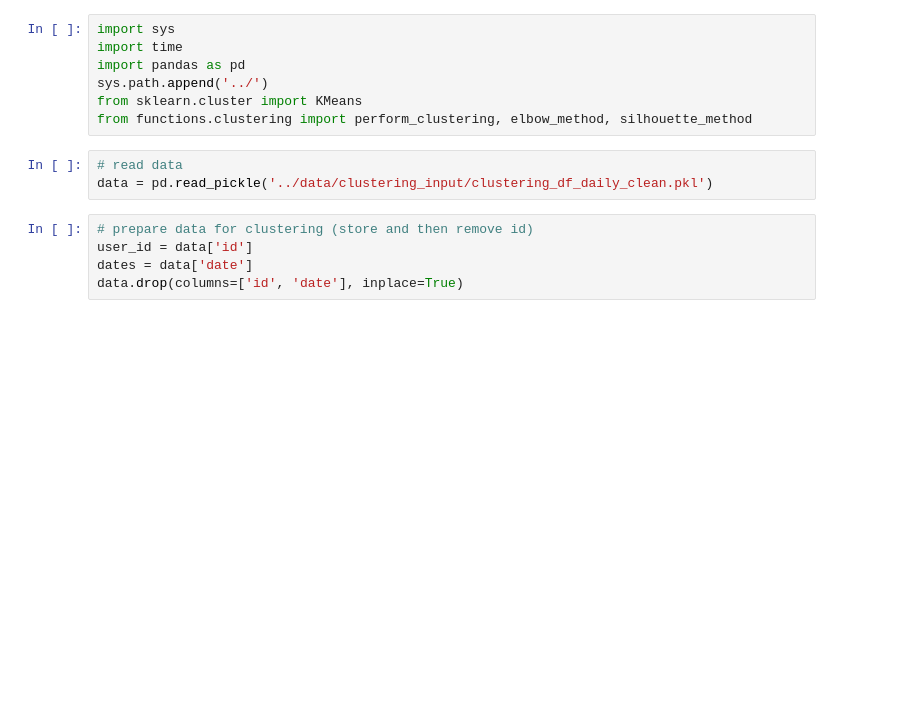
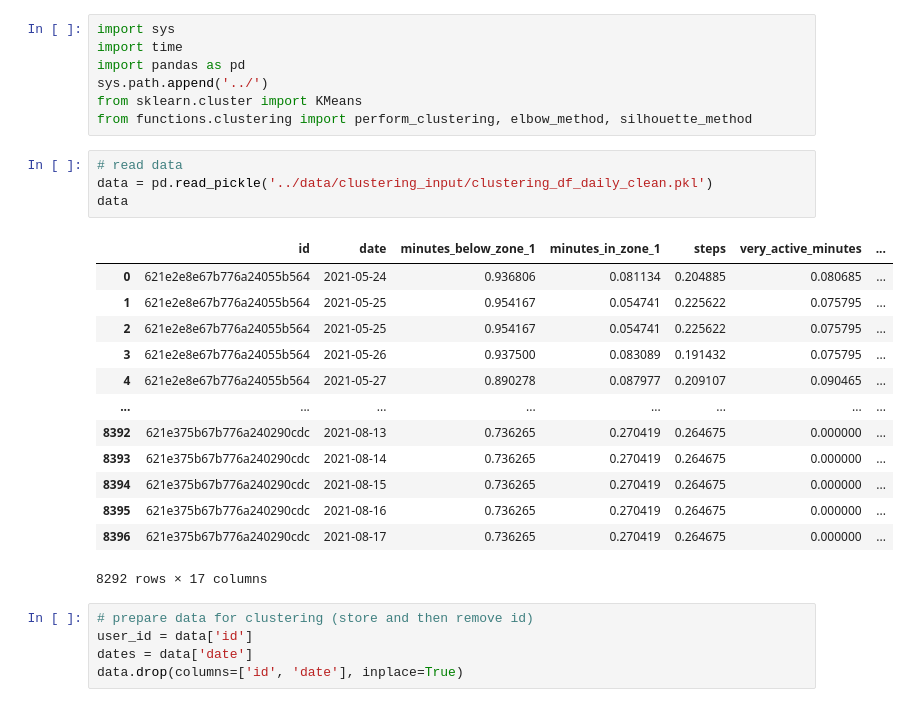
Before and after one commit to eparascho/LLMs-for-explanations, a Jupyter notebook: clustering/kmeans.ipynb, the cells around one changed output. Drawn from its saved outputs; the diff is of its cells as text; blank space fills up the shorter version.

```diff
--- a/clustering/kmeans.ipynb
+++ b/clustering/kmeans.ipynb
@@ -10,6 +10,21 @@ from functions.clustering import perform_clustering, elbow_method, silhouette_me
 # %%
 # read data
 data = pd.read_pickle('../data/clustering_input/clustering_df_daily_clean.pkl')
+data
+# %% [output]
+|  | id | date | minutes_below_zone_1 | minutes_in_zone_1 | steps | very_active_minutes | ... |
+| 0 | 621e2e8e67b776a24055b564 | 2021-05-24 | 0.936806 | 0.081134 | 0.204885 | 0.080685 | ... |
+| 1 | 621e2e8e67b776a24055b564 | 2021-05-25 | 0.954167 | 0.054741 | 0.225622 | 0.075795 | ... |
+| 2 | 621e2e8e67b776a24055b564 | 2021-05-25 | 0.954167 | 0.054741 | 0.225622 | 0.075795 | ... |
+| 3 | 621e2e8e67b776a24055b564 | 2021-05-26 | 0.937500 | 0.083089 | 0.191432 | 0.075795 | ... |
+| 4 | 621e2e8e67b776a24055b564 | 2021-05-27 | 0.890278 | 0.087977 | 0.209107 | 0.090465 | ... |
+| ... | ... | ... | ... | ... | ... | ... | ... |
+| 8392 | 621e375b67b776a240290cdc | 2021-08-13 | 0.736265 | 0.270419 | 0.264675 | 0.000000 | ... |
+| 8393 | 621e375b67b776a240290cdc | 2021-08-14 | 0.736265 | 0.270419 | 0.264675 | 0.000000 | ... |
+| 8394 | 621e375b67b776a240290cdc | 2021-08-15 | 0.736265 | 0.270419 | 0.264675 | 0.000000 | ... |
+| 8395 | 621e375b67b776a240290cdc | 2021-08-16 | 0.736265 | 0.270419 | 0.264675 | 0.000000 | ... |
+| 8396 | 621e375b67b776a240290cdc | 2021-08-17 | 0.736265 | 0.270419 | 0.264675 | 0.000000 | ... |
+8292 rows × 17 columns
 # %%
 # prepare data for clustering (store and then remove id)
 user_id = data['id']
```
Also changed, not shown: parts of 1 cell of this notebook, 37 other files.
